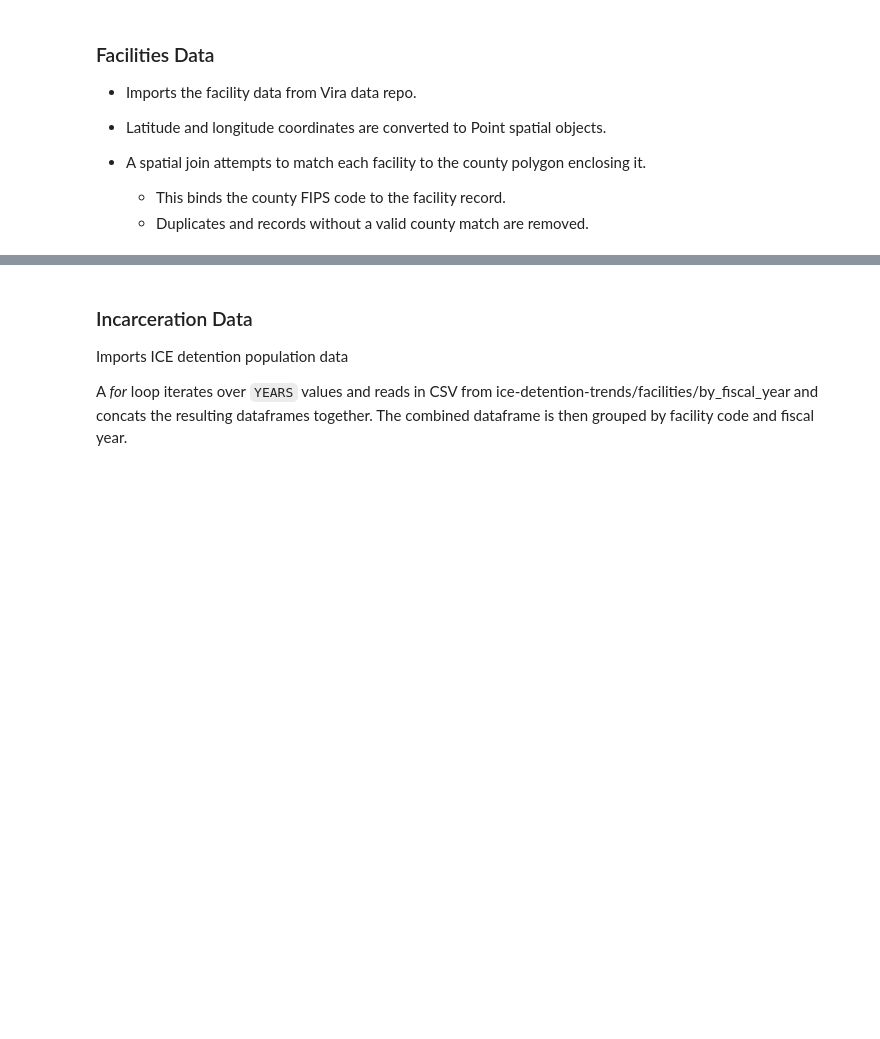
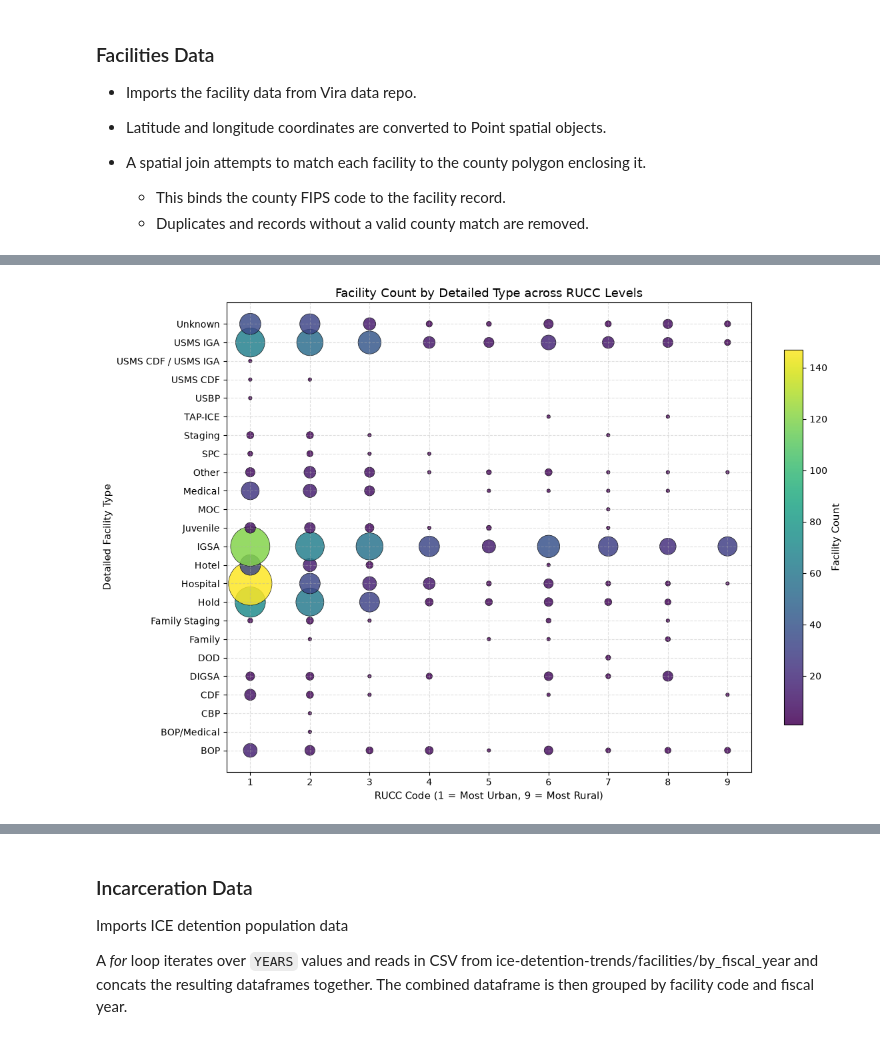
Before and after one commit to steveg-ds/RHIP, a Jupyter notebook: RSS-Analysis.ipynb, the cells around one changed output, grey strips where cells are left out. Cells and saved outputs as stored; diff of their text form; code cells hidden in the pictures; blank space fills up the shorter version.

```diff
--- a/RSS-Analysis.ipynb
+++ b/RSS-Analysis.ipynb
@@ -157,2 +220,44 @@ plt.show()
 # %%
-# TODO: Create plot similar to last cell but broken down by RUCC code so facility count by detailed type x RUCC code. one horizontal bar plot
+# Create scatter/bubble plot cross-tabulating facility counts by type against RUCC code
+fac_rucc = facilities.merge(rucc_data[['GEOID', 'RUCC']], on='GEOID', how='left')
+
+fac_counts = (
+    fac_rucc.groupby(['type_detailed', 'RUCC'])
+    .size()
+    .reset_index(name='Count')
+)
+
+type_order = (
+    fac_counts.groupby('type_detailed')['Count']
+    .sum()
+    .sort_values()
+    .index
+)
+fac_counts['type_detailed'] = pd.Categorical(fac_counts['type_detailed'], categories=type_order, ordered=True)
+fac_counts['RUCC'] = fac_counts['RUCC'].astype(int)
+
+fig, ax = plt.subplots(figsize=(12, 8))
+scatter = ax.scatter(
+    x=fac_counts['RUCC'],
+    y=fac_counts['type_detailed'],
+    s=fac_counts['Count'] * 15,
+    c=fac_counts['Count'],
+    cmap='viridis',
+    alpha=0.85,
+    edgecolors='black',
+    linewidth=0.5
+)
+
+cbar = plt.colorbar(scatter, ax=ax, shrink=0.8)
+cbar.set_label('Facility Count', fontsize=11)
+
+ax.set_xticks(range(1, 10))
+ax.set_xlabel('RUCC Code (1 = Most Urban, 9 = Most Rural)', fontsize=11)
+ax.set_ylabel('Detailed Facility Type', fontsize=11)
+ax.set_title('Facility Count by Detailed Type across RUCC Levels', fontsize=13)
+ax.grid(True, linestyle='--', alpha=0.4)
+
+plt.tight_layout()
+plt.show()
+# %% [output]
+[figure, added]
```
Also changed, not shown: parts of 40 cells of this notebook, 18 other files.
